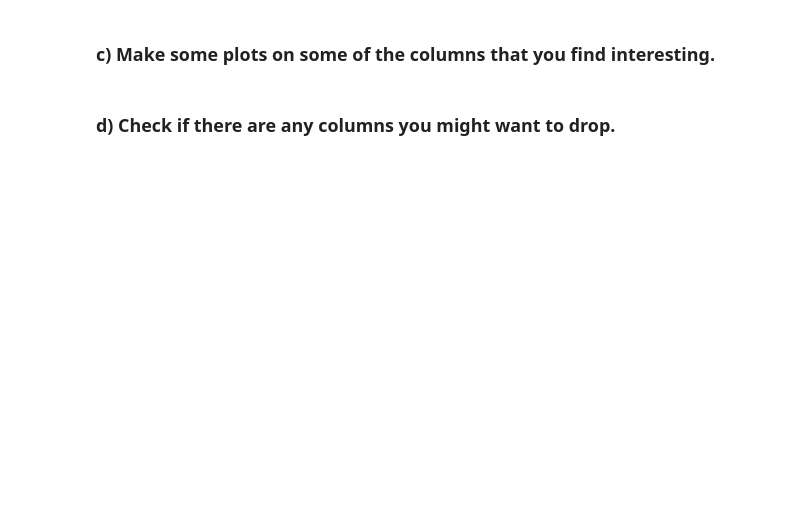
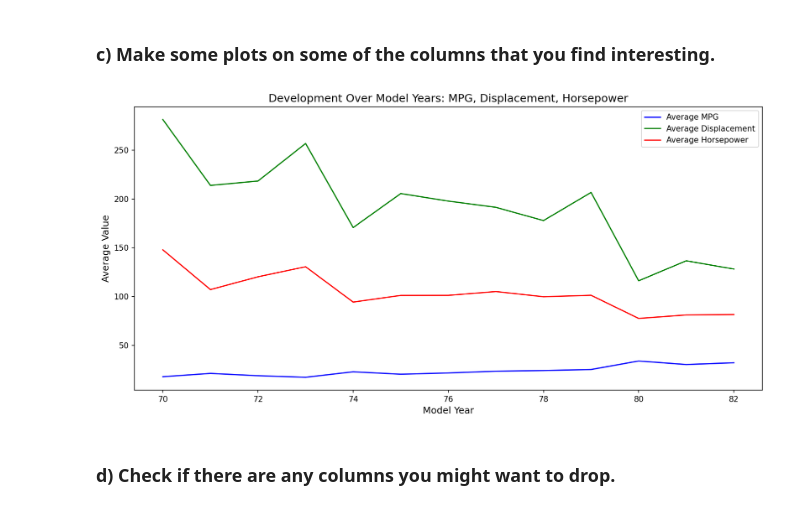
Before and after one commit to StefanLundberg77/ai_engineering_stefan_lundberg, a Jupyter notebook: exercises/exercise_1/0_eda.ipynb, the cells around one changed output. Drawn from its saved outputs; the diff is of its cells as text; code cells hidden in the pictures; blank space fills up the shorter version.

Commit message:
grouped and filtered and a chart

```diff
--- a/exercises/exercise_1/0_eda.ipynb
+++ b/exercises/exercise_1/0_eda.ipynb
@@ -57,4 +57,6 @@ df[df["horsepower"].isna()]
 | 354 | 34.5 | 4 | 100.0 | NaN | 2320 | 15.8 | 81 | europe | renault 18i |
 | 374 | 23.0 | 4 | 151.0 | NaN | 3035 | 20.5 | 82 | usa | amc concord dl |
 # %%
-df_cleaned = df[df["horsepower"].isna()].dropna()
+# drop Nan value rows
+df_drop = df.dropna(subset=["horsepower"])
+print(df_drop.shape)
@@ -61,2 +73,6 @@ df_cleaned = df[df["horsepower"].isna()].dropna()
 # %% [markdown]
 ### b) Use describe only on those columns that are relevant to get statistical information from.
+# %%
+# drop irrelevant columns
+df_filtered = df_drop.drop(columns=["name", "origin", "acceleration"])
+df_filtered.describe()
@@ -63,4 +99,21 @@ df_cleaned = df[df["horsepower"].isna()].dropna()
 # %% [markdown]
 ### c) Make some plots on some of the columns that you find interesting.
+# %%
+import matplotlib.pyplot as plt
+
+df_grouped = df_filtered.groupby("model_year").mean().reset_index()
+
+fig, ax = plt.subplots(figsize=(12, 6), dpi=150)
+plt.plot(df_grouped["model_year"], df_grouped["mpg"], label="Average MPG", color="blue")
+plt.plot(df_grouped["model_year"], df_grouped["displacement"], label="Average Displacement", color="green")
+plt.plot(df_grouped["model_year"], df_grouped["horsepower"], label="Average Horsepower", color="red")
+# Add labels and title
+plt.xlabel("Model Year", fontsize=12)
+plt.ylabel("Average Value", fontsize=12)
+plt.title("Development Over Model Years: MPG, Displacement, Horsepower", fontsize=14)
+plt.legend()
+plt.tight_layout()
+# %% [output]
+[figure, added]
 # %% [markdown]
 ### d) Check if there are any columns you might want to drop.
```
Also changed, not shown: parts of 4 cells of this notebook, 2 other files.
